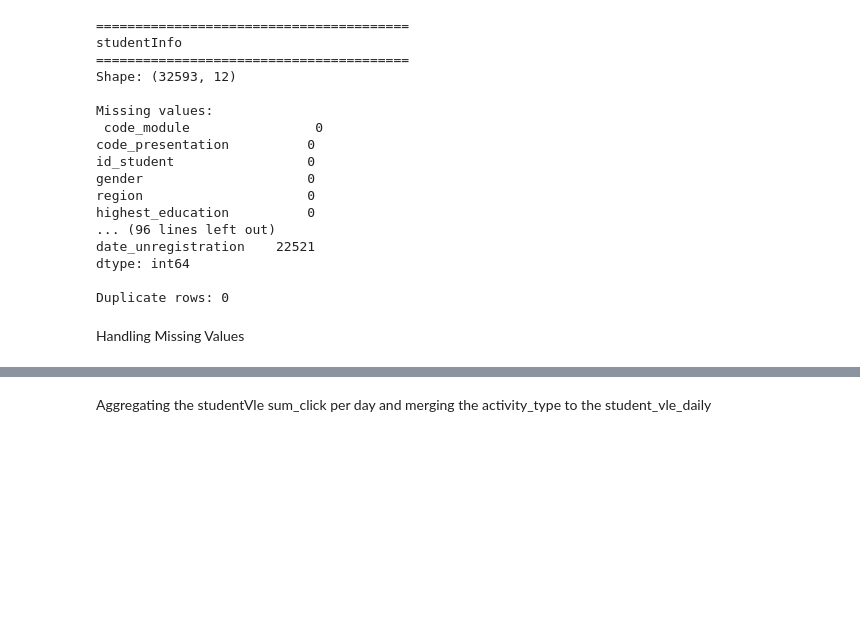
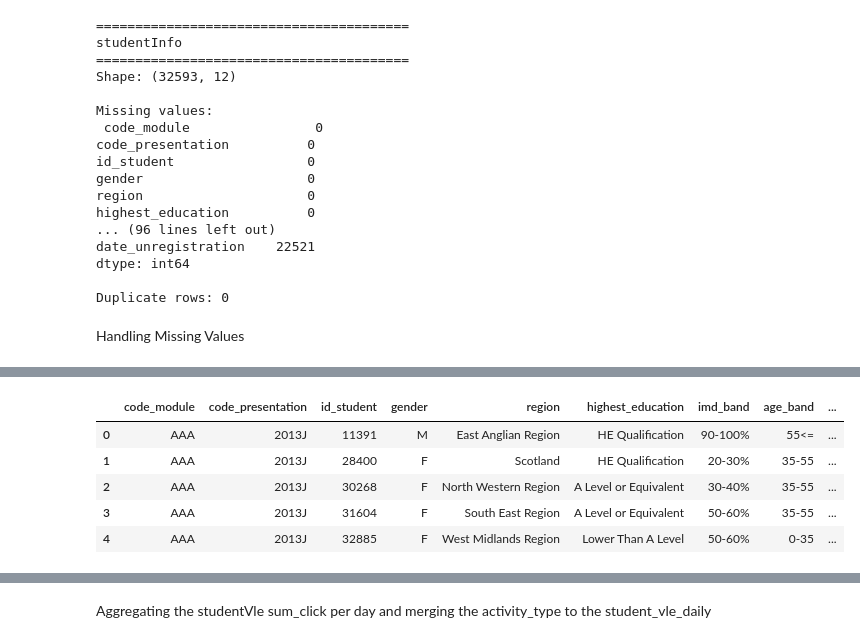
Before and after one commit to Anu-shree-S/oulad-clustered-student-engagement, a Jupyter notebook: notebooks/initial-eda.ipynb, the cells around one changed output, grey strips where cells are left out. Drawn from its saved outputs; the diff is of its cells as text; code cells hidden in the pictures; blank space fills up the shorter version.

```diff
--- a/notebooks/initial-eda.ipynb
+++ b/notebooks/initial-eda.ipynb
@@ -61,6 +63,3 @@ dtype: int64
 Duplicate rows: 0
 # %% [markdown]
 Handling Missing Values
-# %%
-studentAssessment["score"] = studentAssessment["score"].fillna(0)
-studentInfo["imd_band"] = studentInfo["imd_band"].fillna("Unknown")
@@ -70,0 +154,78 @@ studentReg = studentReg[~(studentReg['date_unregistration'] <= 0)]
+# %%
+studentInfo_clean = studentInfo.copy()
+
+# Pass/Distinction = 0, Fail/Withdrawn = 1
+studentInfo_clean["target_at_risk"] = (studentInfo_clean["final_result"].isin(["Fail", "Withdrawn"]).astype(int))
+
+#binary encodings for gender and disability
+studentInfo_clean["gender_bin"] = (studentInfo_clean["gender"].astype(str).str.upper() == "M").astype(int)
+studentInfo_clean["disability_bin"] = (studentInfo_clean["disability"].astype(str).str.upper() == "Y").astype(int)
+
+# ordinal encoding for age group and missing age flag
+age_map = {
+    "0-35": 0,
+    "35-55": 1,
+    "55<=": 2,
+    "55+": 2
+}
+studentInfo_clean["age_band_ord"] = studentInfo_clean["age_band"].map(age_map)
+studentInfo_clean["age_band_missing_flag"] = studentInfo_clean["age_band"].isna().astype(int)
+
+# highest education ordinal encoding and missing flag
+edu_map = {
+    "No Formal quals": 0,
+    "Lower Than A Level": 1,
+    "A Level or Equivalent": 2,
+    "HE Qualification": 3,
+    "Post Graduate Qualification": 4
+}
+studentInfo_clean["highest_education_ord"] = studentInfo_clean["highest_education"].map(edu_map)
+studentInfo_clean["highest_education_missing_flag"] = studentInfo_clean["highest_education"].isna().astype(int)
+
+# Region - ohe as per paper
+# region_ohe = pd.get_dummies(
+#     studentInfo_clean["region"],
+#     prefix="region",
+#     dummy_na=True
+# )
+# studentInfo_clean = pd.concat([studentInfo_clean, region_ohe], axis=1)
+
+# nation level ohe as request
+def map_region_to_nation(region):
+    if pd.isna(region):
+        return "Unknown"
+
+    r = str(region).lower()
+
+    if "scotland" in r:
+        return "Scotland"
+    if "wales" in r:
+        return "Wales"
+    if "ireland" in r:
+        return "Northern_Ireland"
+    if "england" in r or "region" in r:
+        return "England"
+
+    return "Other"
+
+studentInfo_clean["nation"] = studentInfo_clean["region"].apply(map_region_to_nation)
+
+nation_ohe = pd.get_dummies(studentInfo_clean["nation"],prefix="nation",dummy_na=False)
+studentInfo_clean = pd.concat([studentInfo_clean, nation_ohe], axis=1)
+
+# imd-band - categorical not ordinal as paper
+studentInfo_clean["imd_band"] = studentInfo_clean["imd_band"].fillna("Unknown")
+imd_ohe = pd.get_dummies(studentInfo_clean["imd_band"],prefix="imd",dummy_na=False)
+studentInfo_clean = pd.concat([studentInfo_clean, imd_ohe], axis=1)
+
+# drop the original columns for the encoded values
+# studentInfo_clean.drop(columns=["gender", "disability", "age_band","highest_education", "region", "nation","final_result","imd_band"],inplace=True)
+
+display(studentInfo_clean.head())
+# %% [output]
+|  | code_module | code_presentation | id_student | gender | region | highest_education | imd_band | age_band | ... |
+| 0 | AAA | 2013J | 11391 | M | East Anglian Region | HE Qualification | 90-100% | 55<= | ... |
+| 1 | AAA | 2013J | 28400 | F | Scotland | HE Qualification | 20-30% | 35-55 | ... |
+| 2 | AAA | 2013J | 30268 | F | North Western Region | A Level or Equivalent | 30-40% | 35-55 | ... |
+| 3 | AAA | 2013J | 31604 | F | South East Region | A Level or Equivalent | 50-60% | 35-55 | ... |
+| 4 | AAA | 2013J | 32885 | F | West Midlands Region | Lower Than A Level | 50-60% | 0-35 | ... |
```
Also changed, not shown: parts of 21 cells of this notebook.
